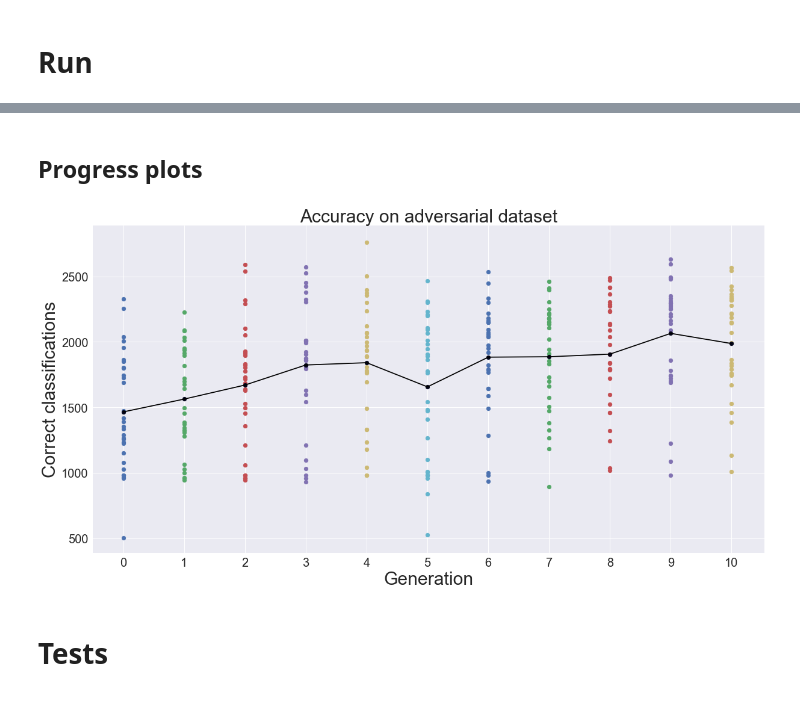
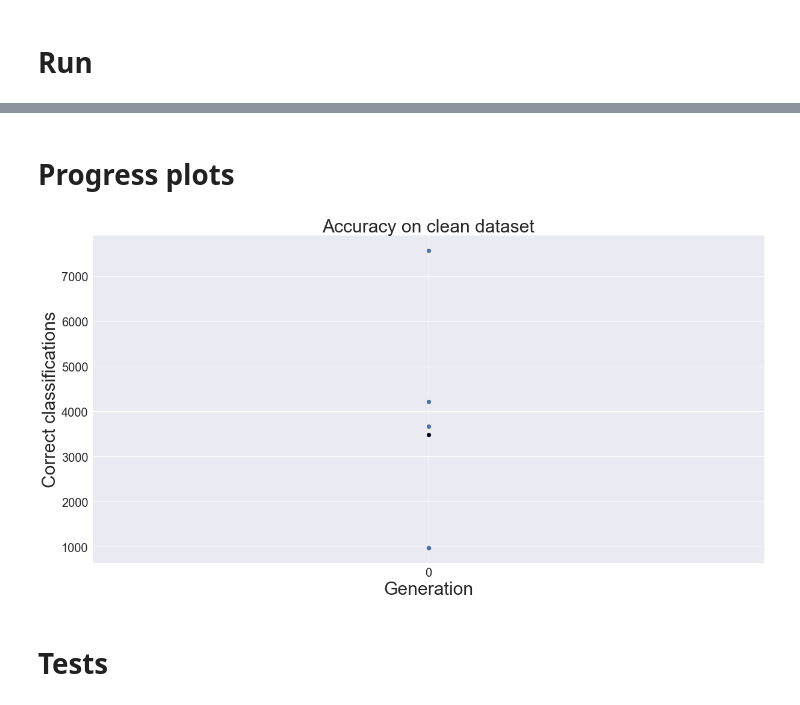
Before and after one commit to James-Brooke/Study, a Jupyter notebook: PyTorch/NeuroEvolution.ipynb, the cells around one changed output, grey strips where cells are left out. Drawn from its saved outputs; the diff is of its cells as text; code cells hidden in the pictures.

```diff
--- a/PyTorch/NeuroEvolution.ipynb
+++ b/PyTorch/NeuroEvolution.ipynb
@@ -413,8 +410,6 @@ class TournamentOptimizer:
         self.genomes = genome_holder
 
 
-        #<----------- add all new genomes to genome history --------->
-
     def train_nets(self):
 
         for i, net in enumerate(self.population):
@@ -435,6 +430,7 @@ class TournamentOptimizer:
 
         losses = []
         corrects = []
+        clean_corrects = []
 
         self.test_results[self.generation] = {}
 
@@ -445,18 +441,19 @@ class TournamentOptimizer:
 
             losses.append(loss)
             corrects.append(correct)
+            clean_corrects.append(clean_correct)
 
         self.test_results[self.generation]['losses'] = losses
         self.test_results[self.generation]['correct'] = corrects
-        self.test_results[self.generation]['clean_correct'] = clean_correct
+        self.test_results[self.generation]['clean_correct'] = clean_corrects
 # %% [markdown]
 # Run
 # %%
-testing = TournamentOptimizer(30, LAYER_SPACE, NET_SPACE, randomize_network,
+testing = TournamentOptimizer(5, LAYER_SPACE, NET_SPACE, randomize_network,
                            mutate_net, NetFromBuildInfo, train, test,
                           train_loader, test_loader, adversarial_loader)
 # %%
-for i in range(3):
+for i in range(1):
     testing.step()
 # %% [output]
 model 0 trained
@@ -499,5 +483,5 @@ testing.test_results
 # %% [markdown]
-## Progress plots
+# Progress plots
 # %%
 def progressplotter(optimizer, clean=False):
 
@@ -525,9 +509,13 @@ def progressplotter(optimizer, clean=False):
         plt.plot([i-1, i], [means[i-1], mean], c='black')
 
     ax.set_xticks(np.arange(0, len(means),1))
-    ax.set_title('Accuracy on adversarial dataset')
     ax.set_xlabel('Generation')
     ax.set_ylabel('Correct classifications')
+
+    if clean:
+        ax.set_title('Accuracy on clean dataset')
+    else:
+        ax.set_title('Accuracy on adversarial dataset')
 
     for item in ([ax.title, ax.xaxis.label, ax.yaxis.label]):
         item.set_fontsize(30)
@@ -535,9 +523,9 @@ def progressplotter(optimizer, clean=False):
     for item in (ax.get_xticklabels() + ax.get_yticklabels()):
         item.set_fontsize(20)
 # %%
-progressplotter(testing)
+progressplotter(testing, clean=True)
 # %% [output]
-[figure, old version]
+[figure, new version]
 # %% [markdown]
 # Tests
 # %%
```
Also changed, not shown: parts of 5 cells of this notebook.
